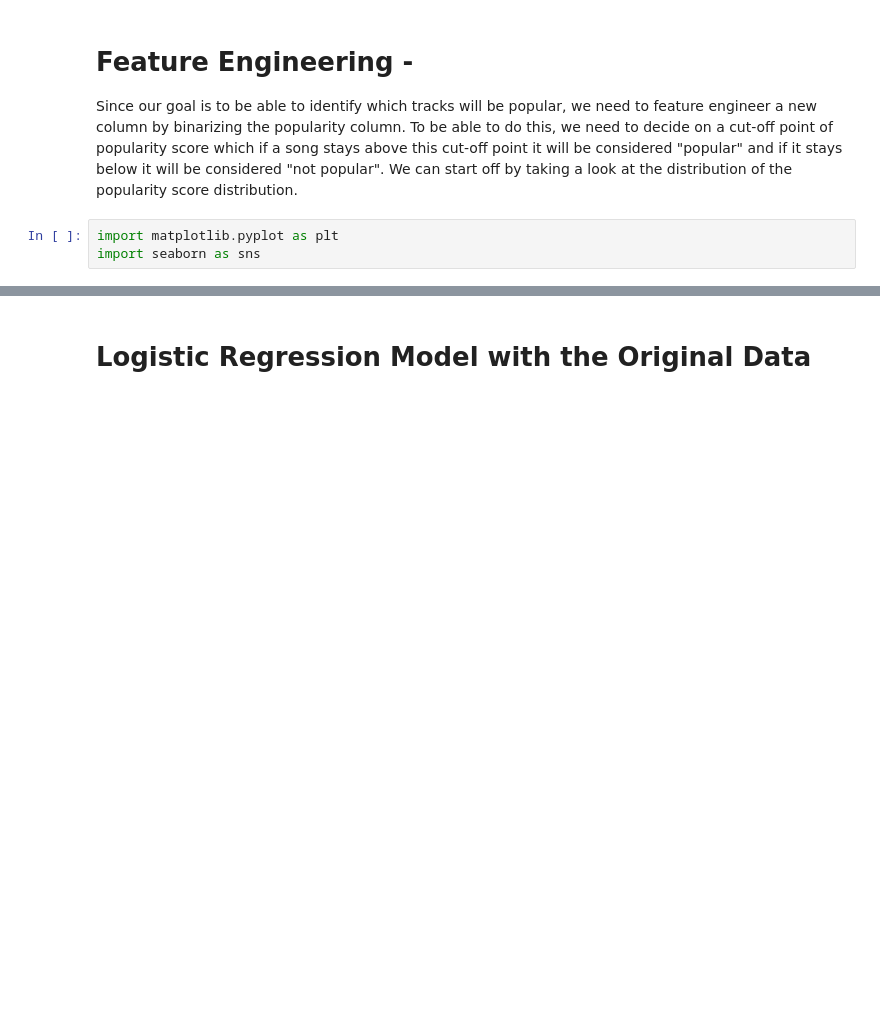
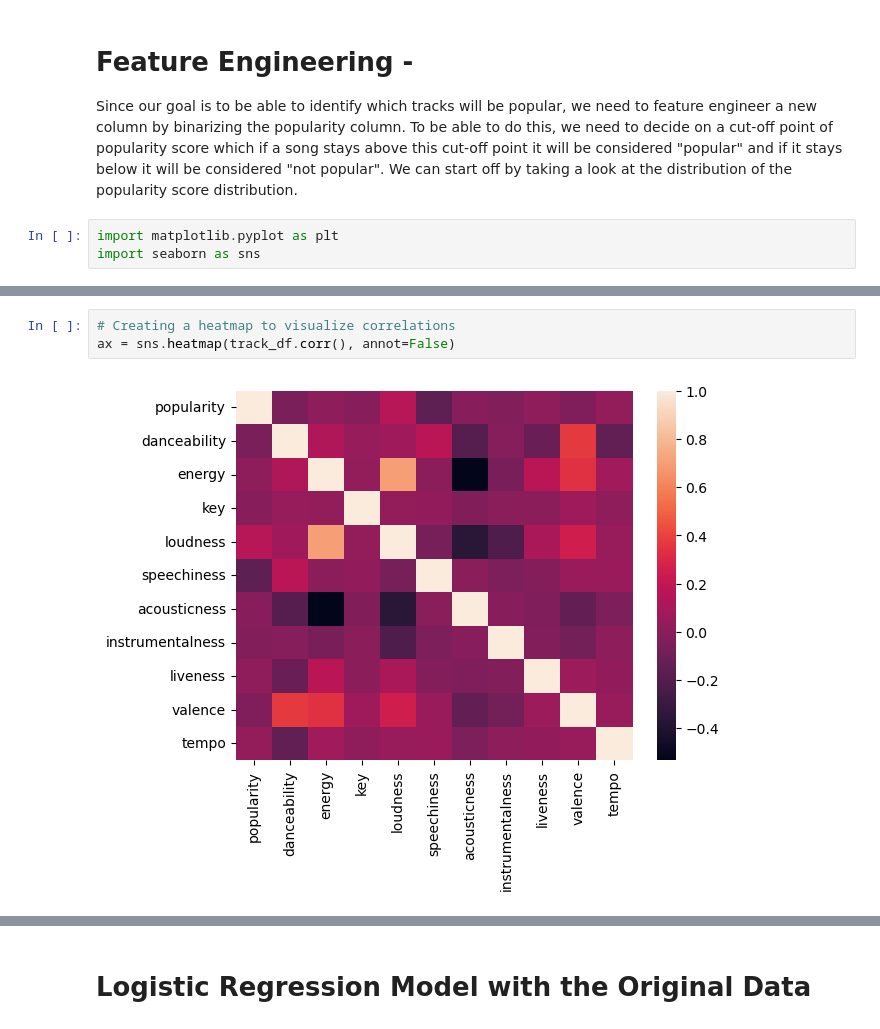
Before and after one commit to abedasalsabil/spotify, a Jupyter notebook: abedasalsabil spotify main cleaning%20/Model_final.ipynb, the cells around one changed output, grey strips where cells are left out. Drawn from its saved outputs; the diff is of its cells as text; blank space fills up the shorter version.

```diff
--- a/abedasalsabil spotify main cleaning%20/Model_final.ipynb
+++ b/abedasalsabil spotify main cleaning%20/Model_final.ipynb
@@ -33,3 +135,8 @@ import seaborn as sns
+# %%
+# Creating a heatmap to visualize correlations
+ax = sns.heatmap(track_df.corr(), annot=False)
+# %% [output]
+[figure, added]
 # %%
 # Distribution of popularity
 
```
Also changed, not shown: parts of 29 cells of this notebook, 7 other files.
